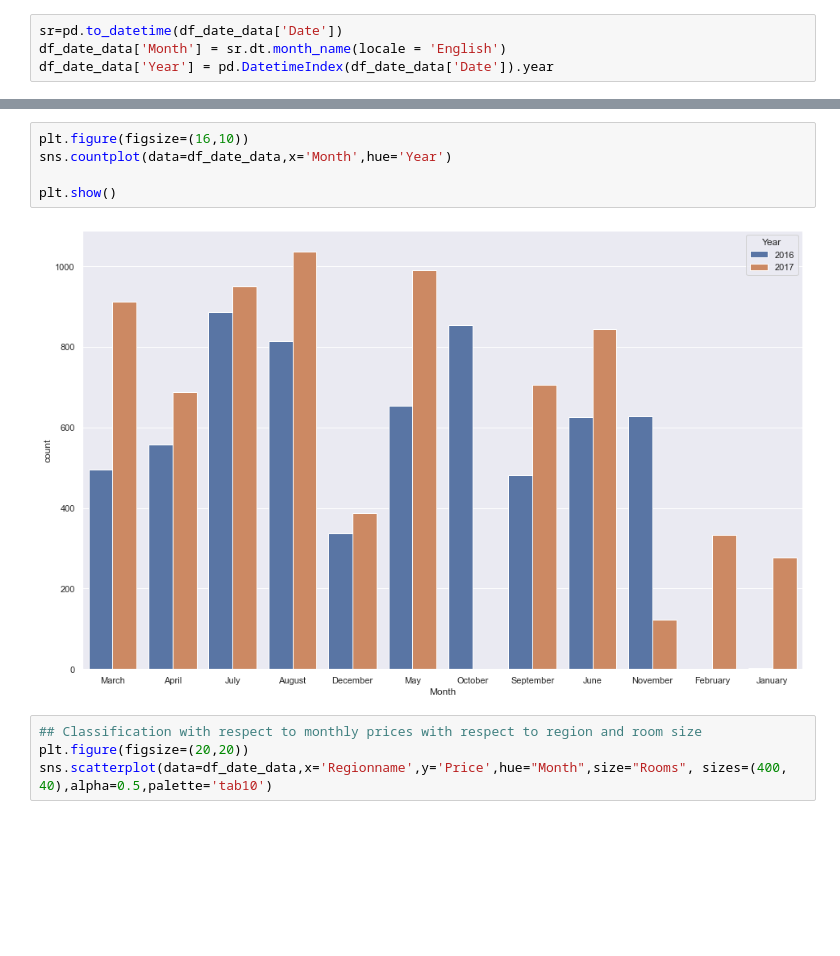
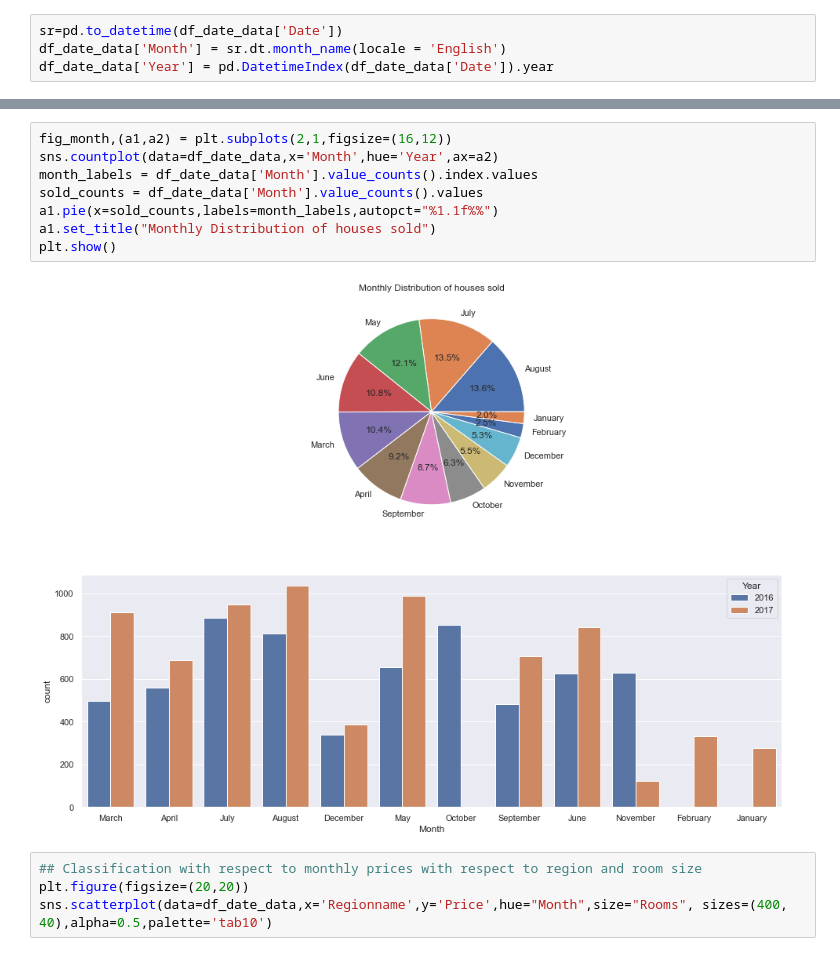
Before and after one commit to vaibhavpharate/melbourne_housing_1, a Jupyter notebook: report_book.ipynb, the cells around one changed output, grey strips where cells are left out. Drawn from its saved outputs; the diff is of its cells as text; blank space fills up the shorter version.

```diff
--- a/report_book.ipynb
+++ b/report_book.ipynb
@@ -240,12 +240,15 @@ Data columns (total 23 columns):
 dtypes: float64(12), int64(1), object(10)
 memory usage: 2.4+ MB
 # %%
-plt.figure(figsize=(16,10))
-sns.countplot(data=df_date_data,x='Month',hue='Year')
-
+fig_month,(a1,a2) = plt.subplots(2,1,figsize=(16,12))
+sns.countplot(data=df_date_data,x='Month',hue='Year',ax=a2)
+month_labels = df_date_data['Month'].value_counts().index.values
+sold_counts = df_date_data['Month'].value_counts().values
+a1.pie(x=sold_counts,labels=month_labels,autopct="%1.1f%%")
+a1.set_title("Monthly Distribution of houses sold")
 plt.show()
 # %% [output]
-[figure, old version]
+[figure, new version]
 # %%
 ## Classification with respect to monthly prices with respect to region and room size
 plt.figure(figsize=(20,20))
```
Also changed, not shown: parts of 1 cell of this notebook.
